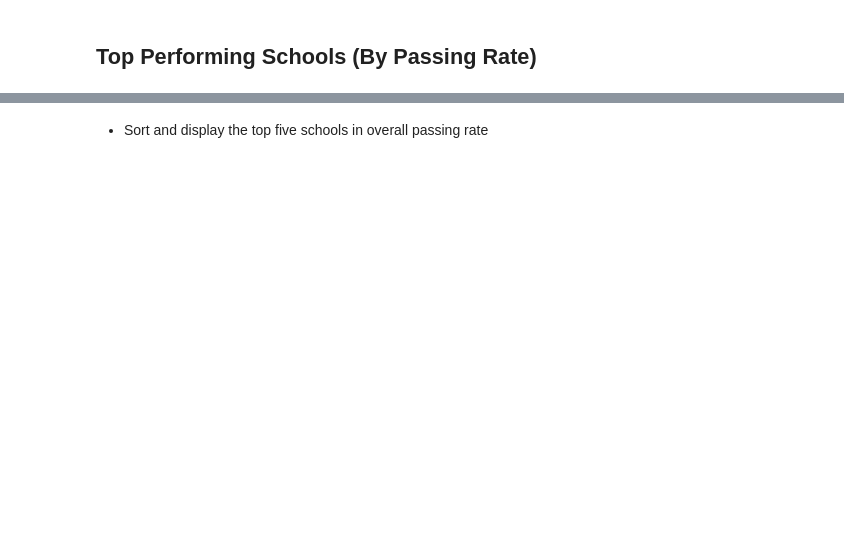
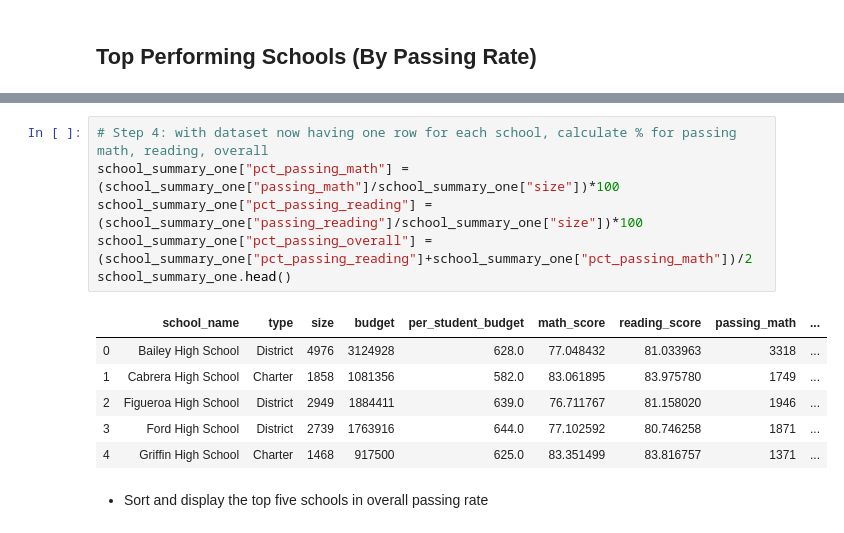
Before and after one commit to magcox5/pandas-challenge, a Jupyter notebook: PyCitySchools/PyCitySchools_starter.ipynb, the cells around one changed output, grey strips where cells are left out. Cells and saved outputs as stored; diff of their text form; blank space fills up the shorter version.

```diff
--- a/PyCitySchools/PyCitySchools_starter.ipynb
+++ b/PyCitySchools/PyCitySchools_starter.ipynb
@@ -112,2 +174,15 @@ school_summary = pd.dataframe
+# %%
+# Step 4: with dataset now having one row for each school, calculate % for passing math, reading, overall
+school_summary_one["pct_passing_math"] = (school_summary_one["passing_math"]/school_summary_one["size"])*100
+school_summary_one["pct_passing_reading"] = (school_summary_one["passing_reading"]/school_summary_one["size"])*100
+school_summary_one["pct_passing_overall"] = (school_summary_one["pct_passing_reading"]+school_summary_one["pct_passing_math"])/2
+school_summary_one.head()
+# %% [output]
+|  | school_name | type | size | budget | per_student_budget | math_score | reading_score | passing_math | ... |
+| 0 | Bailey High School | District | 4976 | 3124928 | 628.0 | 77.048432 | 81.033963 | 3318 | ... |
+| 1 | Cabrera High School | Charter | 1858 | 1081356 | 582.0 | 83.061895 | 83.975780 | 1749 | ... |
+| 2 | Figueroa High School | District | 2949 | 1884411 | 639.0 | 76.711767 | 81.158020 | 1946 | ... |
+| 3 | Ford High School | District | 2739 | 1763916 | 644.0 | 77.102592 | 80.746258 | 1871 | ... |
+| 4 | Griffin High School | Charter | 1468 | 917500 | 625.0 | 83.351499 | 83.816757 | 1371 | ... |
 # %% [markdown]
 * Sort and display the top five schools in overall passing rate
```
Also changed, not shown: parts of 9 cells of this notebook.
